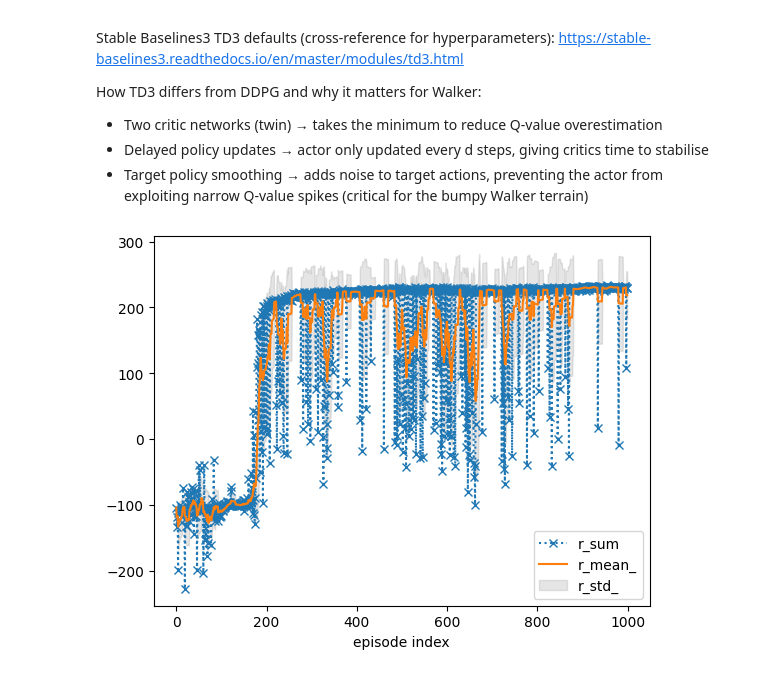
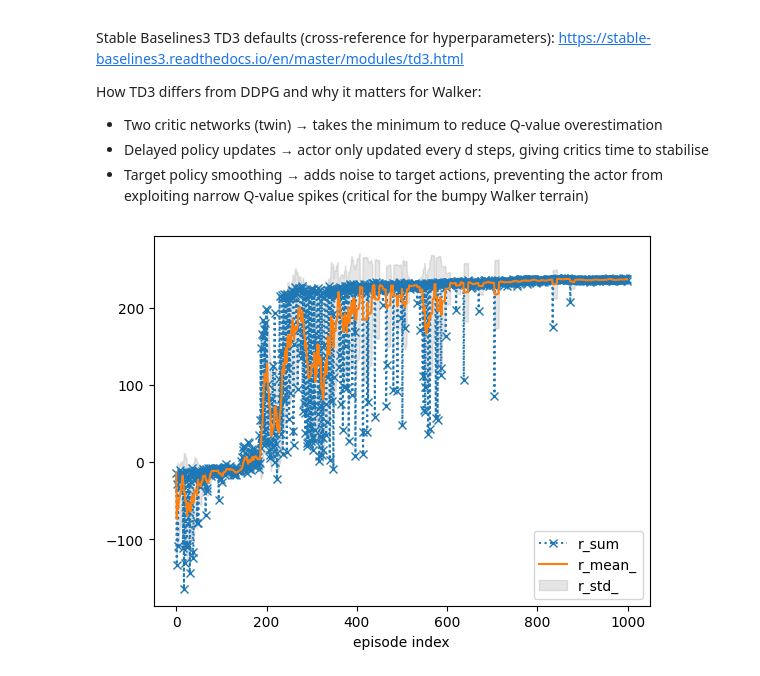
Before and after one commit to elixane/rl-coursework, a Jupyter notebook: zzjw57-agent-code.ipynb, the cells around one changed output. Saved outputs shown, nothing was run; the diff lists cells and outputs as text; code cells hidden in the pictures.

```diff
--- a/zzjw57-agent-code.ipynb
+++ b/zzjw57-agent-code.ipynb
@@ -464,11 +464,12 @@ class ReplayBuffer:
 class Actor(nn.Module):
     def __init__(self, obs_dim, act_dim, lr=3e-4):
         super().__init__()
+        # Add LayerNorm for better training stability (common in continuous control)
         self.net = nn.Sequential(
-            nn.Linear(obs_dim, 256), nn.ReLU(),
-            nn.Linear(256, 256),     nn.ReLU(),
-            nn.Linear(256, 256),     nn.ReLU(),
-            nn.Linear(256, act_dim), nn.Tanh(),  # bounds output to [-1,1]
+            nn.Linear(obs_dim, 256), nn.LayerNorm(256), nn.ReLU(),
+            nn.Linear(256, 256),     nn.LayerNorm(256), nn.ReLU(),
+            nn.Linear(256, 256),     nn.LayerNorm(256), nn.ReLU(),
+            nn.Linear(256, act_dim), nn.Tanh(),
         )
         self.optimizer = optim.Adam(self.parameters(), lr=lr)
 
@@ -485,16 +486,16 @@ class Critic(nn.Module):
         super().__init__()
         # Q1
         self.q1 = nn.Sequential(
-            nn.Linear(obs_dim + act_dim, 256), nn.ReLU(),
-            nn.Linear(256, 256),               nn.ReLU(),
-            nn.Linear(256, 256),               nn.ReLU(),
+            nn.Linear(obs_dim + act_dim, 256), nn.LayerNorm(256), nn.ReLU(),
+            nn.Linear(256, 256),               nn.LayerNorm(256), nn.ReLU(),
+            nn.Linear(256, 256),               nn.LayerNorm(256), nn.ReLU(),
             nn.Linear(256, 1),
         )
         # Q2 — independent weights, same architecture
         self.q2 = nn.Sequential(
-            nn.Linear(obs_dim + act_dim, 256), nn.ReLU(),
-            nn.Linear(256, 256),               nn.ReLU(),
-            nn.Linear(256, 256),               nn.ReLU(),
+            nn.Linear(obs_dim + act_dim, 256), nn.LayerNorm(256), nn.ReLU(),
+            nn.Linear(256, 256),               nn.LayerNorm(256), nn.ReLU(),
+            nn.Linear(256, 256),               nn.LayerNorm(256), nn.ReLU(),
             nn.Linear(256, 1),
         )
         # Single optimiser over both critics — standard practice, see SB3 TD3 source:
@@ -675,41 +684,52 @@ class Agent(nn.Module):
 # %%
 env = rld.make("rldurham/Walker", render_mode="rgb_array")
 rld.seed_everything(42, env)
+
+# reward clipping
+env = rld.transparent_wrapper(gym.wrappers.ClipReward)(env, min_reward=-10)
 
 env = rld.Recorder(
     env,
     smoothing=10,
     video=True,
     video_folder="videos",
     video_prefix="zzjw57-agent-video",
     logs=True,
 )
 
 recorder = env
 recorder.video = False
 tracker = rld.InfoTracker()
 
-# Clip large negative rewards — known effective trick for BipedalWalker
-# Prevents catastrophic falls from dominating the gradient signal early in training
-env = rld.transparent_wrapper(gym.wrappers.ClipReward)(env, min_reward=-10)
-
 # Training loop
 agent = Agent(env)
 max_episodes = 1000
 
 for n_epi in range(max_episodes):
-    recorder.video = (n_epi + 1) % 100 == 0  # record every 25 episodes
+    recorder.video = (n_epi + 1) % 100 == 0  # record every 100 episodes
 
     info = agent.episode()
     env.add_stats(info, ignore_existing=True)
     tracker.track(info)
     agent.train()
+
+    if n_epi == 700:
+        for param_group in agent.actor.optimizer.param_groups:
+            param_group['lr'] = 1e-4
+        for param_group in agent.critic.optimizer.param_groups:
+            param_group['lr'] = 1e-4
+
+    if n_epi == 900:
+        for param_group in agent.actor.optimizer.param_groups:
+            param_group['lr'] = 3e-5
+        for param_group in agent.critic.optimizer.param_groups:
+            param_group['lr'] = 3e-5
 
     if (n_epi + 1) % 10 == 0:
         print(f"Episode {n_epi+1} | steps={agent.total_steps} | updates={agent.update_count}")
         tracker.plot(r_mean_=True, r_std_=True, r_sum=dict(linestyle=':', marker='x'))
 
 env.close()
 env.write_log(folder="logs", file="zzjw57-agent-log.txt")
 # %% [output]
-[figure, old version]
+[figure, new version]
```
Also changed, not shown: parts of 1 cell of this notebook, 1 other file.
